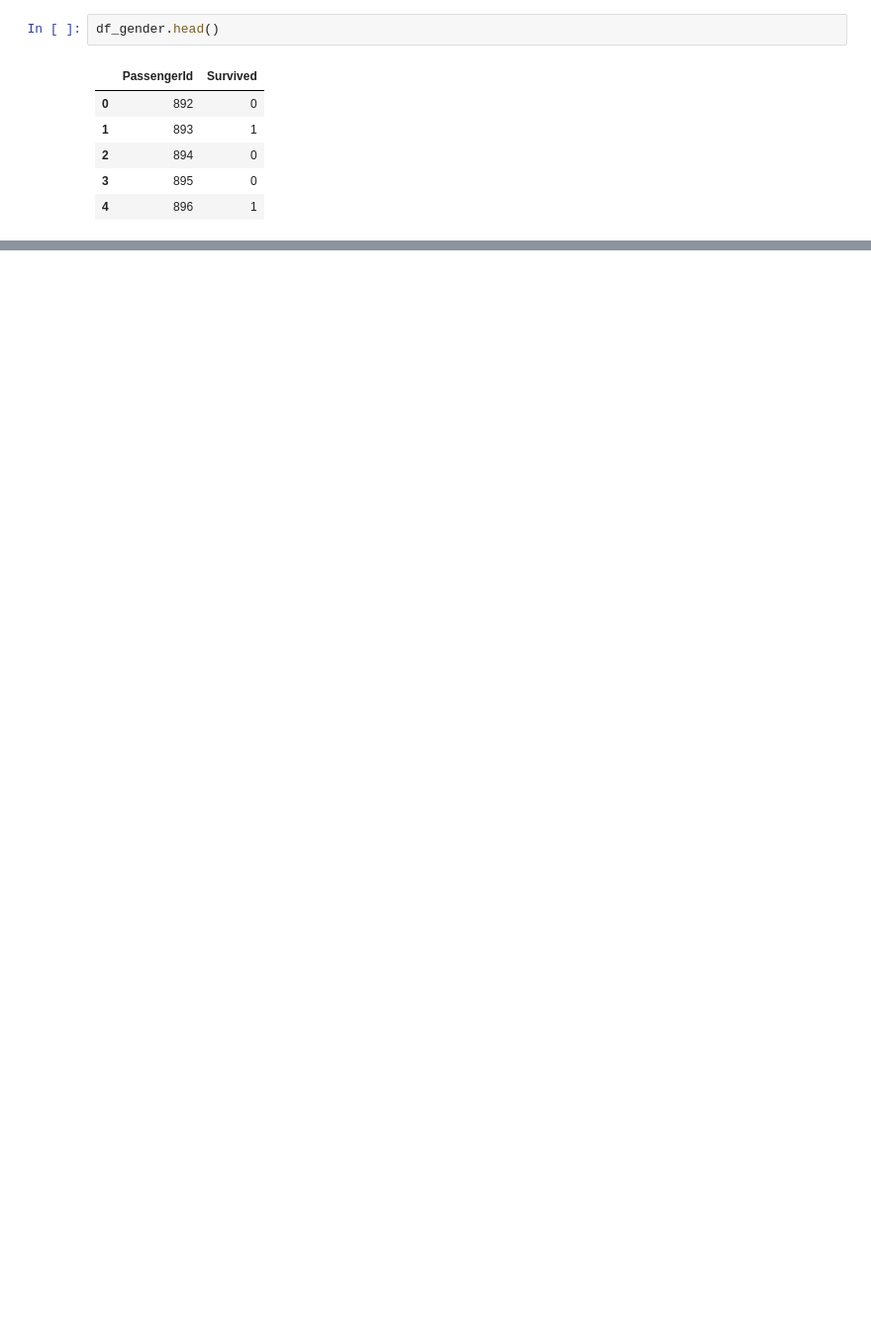
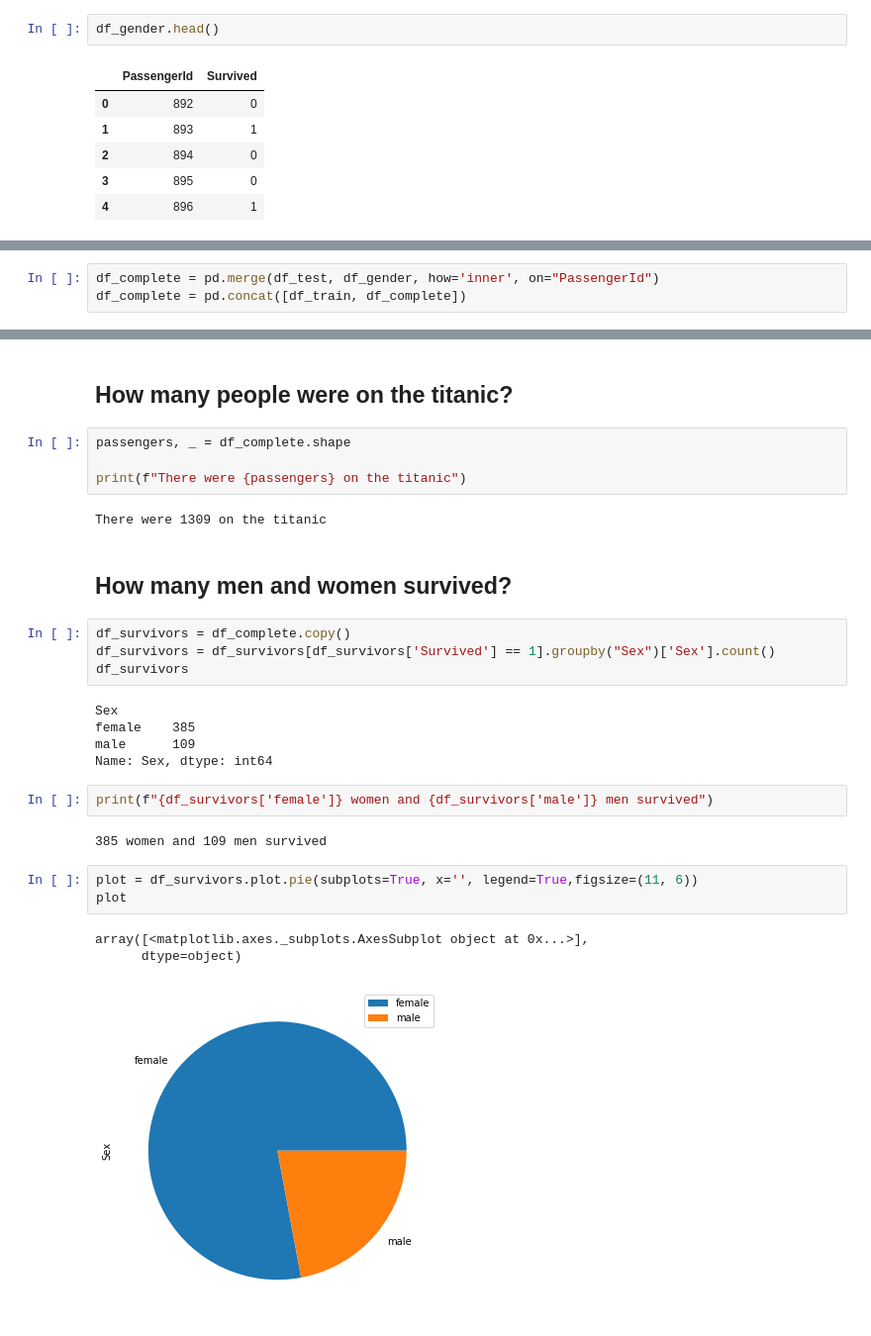
Before and after one commit to estebansolo/data-challenges, a Jupyter notebook: Titanic/challenge.ipynb, the cells around one changed output, grey strips where cells are left out. Shown at 99% size. Cells and saved outputs as stored; diff of their text form; blank space fills up the shorter version.

```diff
--- a/Titanic/challenge.ipynb
+++ b/Titanic/challenge.ipynb
@@ -41,0 +58,3 @@ df_gender.head()
+# %%
+df_complete = pd.merge(df_test, df_gender, how='inner', on="PassengerId")
+df_complete = pd.concat([df_train, df_complete])
@@ -41,0 +74,30 @@ df_gender.head()
+# %% [markdown]
+## How many people were on the titanic?
+# %%
+passengers, _ = df_complete.shape
+
+print(f"There were {passengers} on the titanic")
+# %% [output]
+There were 1309 on the titanic
+# %% [markdown]
+## How many men and women survived?
+# %%
+df_survivors = df_complete.copy()
+df_survivors = df_survivors[df_survivors['Survived'] == 1].groupby("Sex")['Sex'].count()
+df_survivors
+# %% [output]
+Sex
+female    385
+male      109
+Name: Sex, dtype: int64
+# %%
+print(f"{df_survivors['female']} women and {df_survivors['male']} men survived")
+# %% [output]
+385 women and 109 men survived
+# %%
+plot = df_survivors.plot.pie(subplots=True, x='', legend=True,figsize=(11, 6))
+plot
+# %% [output]
+array([<matplotlib.axes._subplots.AxesSubplot object at 0x...>],
+      dtype=object)
+[figure, added]
```
Also changed, not shown: parts of 21 cells of this notebook.
